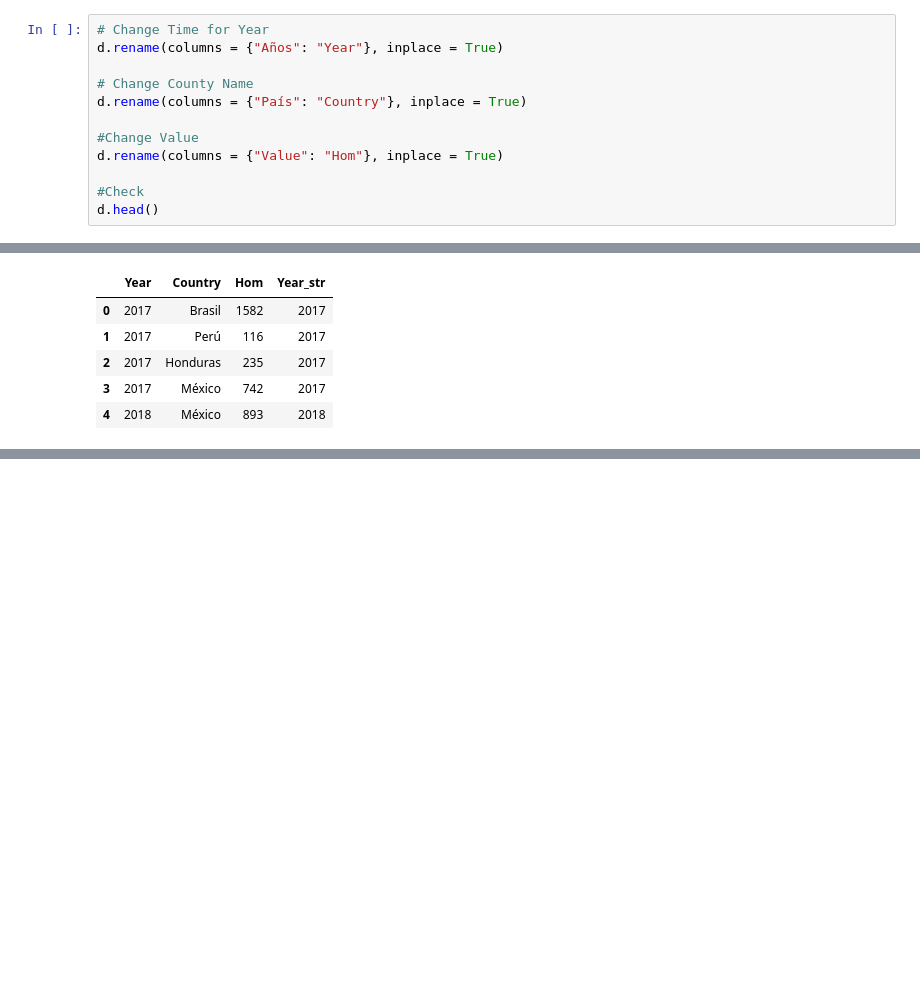
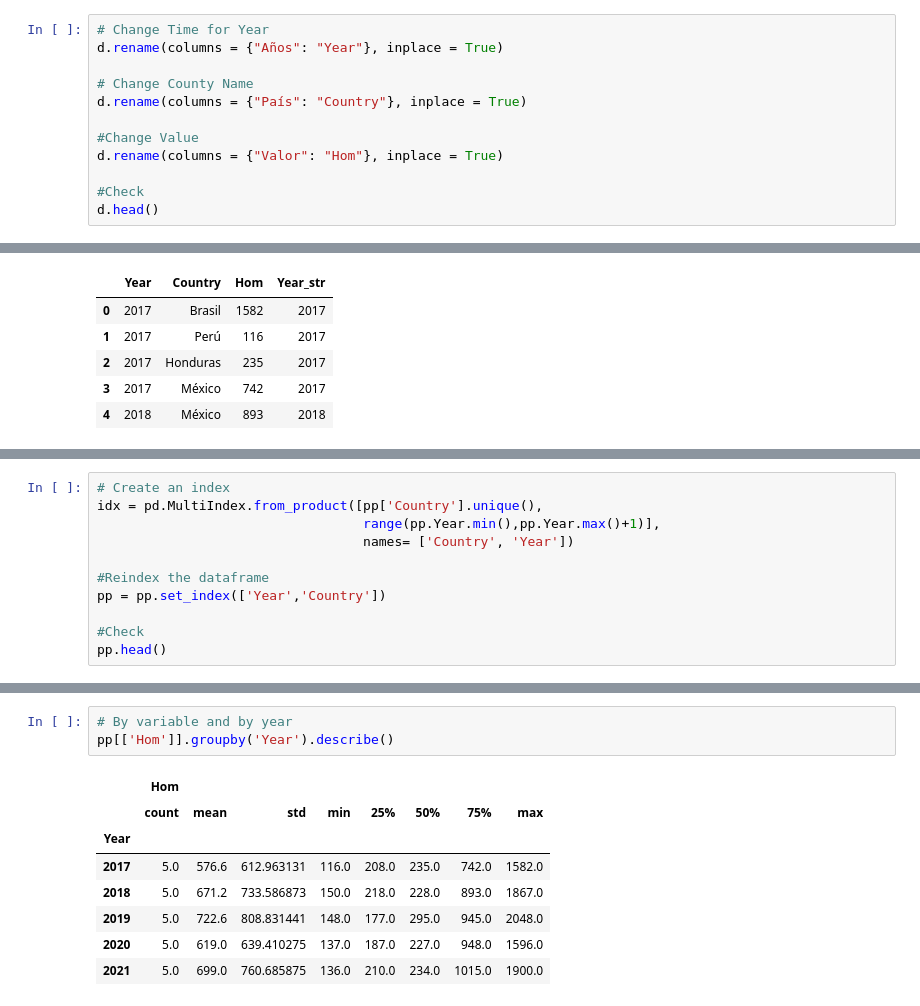
Before and after one commit to glenda2912/Tous12, a Jupyter notebook: Feminicides_(exam_2).ipynb, the cells around one changed output, grey strips where cells are left out. Drawn from its saved outputs; the diff is of its cells as text; blank space fills up the shorter version.

```diff
--- a/Feminicides_(exam_2).ipynb
+++ b/Feminicides_(exam_2).ipynb
@@ -52,7 +64,7 @@ d.rename(columns = {"Años": "Year"}, inplace = True)
 d.rename(columns = {"País": "Country"}, inplace = True)
 
 #Change Value
-d.rename(columns = {"Value": "Hom"}, inplace = True)
+d.rename(columns = {"Valor": "Hom"}, inplace = True)
 
 #Check
 d.head()
@@ -88,0 +103,11 @@ pp.head()
+# %%
+# Create an index
+idx = pd.MultiIndex.from_product([pp['Country'].unique(),
+                                  range(pp.Year.min(),pp.Year.max()+1)],
+                                  names= ['Country', 'Year'])
+
+#Reindex the dataframe
+pp = pp.set_index(['Year','Country'])
+
+#Check
+pp.head()
@@ -88,0 +137,12 @@ pp.head()
+# %%
+# By variable and by year
+pp[['Hom']].groupby('Year').describe()
+# %% [output]
+|  | Hom |  |  |  |  |  |  |  |
+|  | count | mean | std | min | 25% | 50% | 75% | max |
+| Year |  |  |  |  |  |  |  |  |
+| 2017 | 5.0 | 576.6 | 612.963131 | 116.0 | 208.0 | 235.0 | 742.0 | 1582.0 |
+| 2018 | 5.0 | 671.2 | 733.586873 | 150.0 | 218.0 | 228.0 | 893.0 | 1867.0 |
+| 2019 | 5.0 | 722.6 | 808.831441 | 148.0 | 177.0 | 295.0 | 945.0 | 2048.0 |
+| 2020 | 5.0 | 619.0 | 639.410275 | 137.0 | 187.0 | 227.0 | 948.0 | 1596.0 |
+| 2021 | 5.0 | 699.0 | 760.685875 | 136.0 | 210.0 | 234.0 | 1015.0 | 1900.0 |
```
Also changed, not shown: parts of 17 cells of this notebook.
